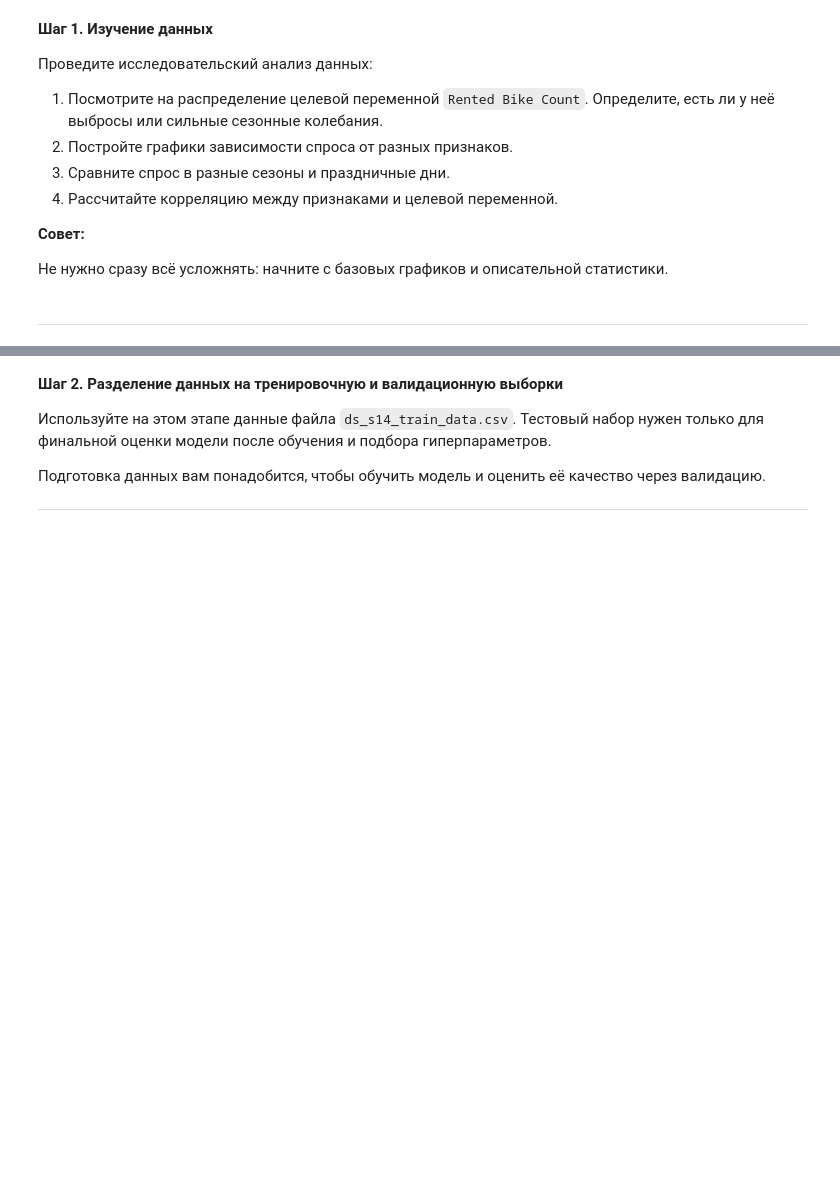
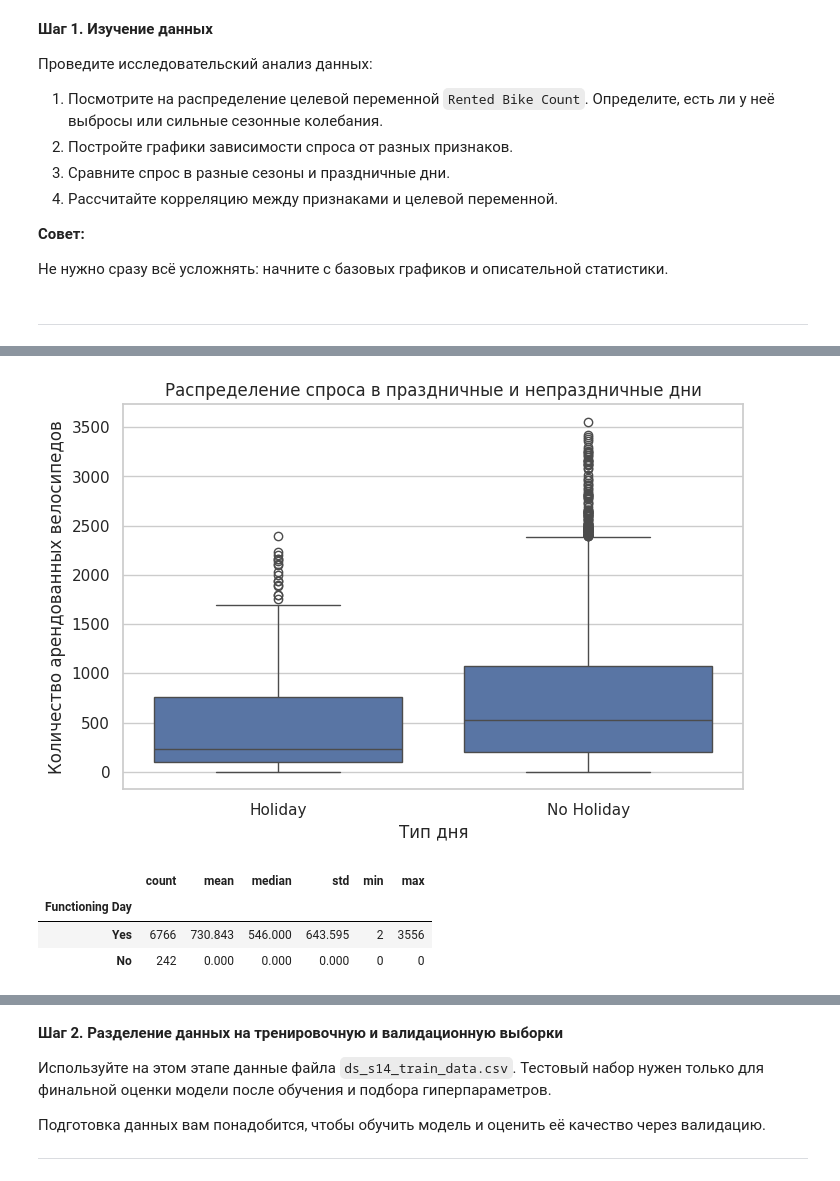
Before and after one commit to 2Myaka2/DataScience_projects, a Jupyter notebook: Project_KNN_TREE.ipynb, the cells around one changed output, grey strips where cells are left out. Saved outputs shown, nothing was run; the diff lists cells and outputs as text; code cells hidden in the pictures; blank space fills up the shorter version.

```diff
--- a/Project_KNN_TREE.ipynb
+++ b/Project_KNN_TREE.ipynb
@@ -537,0 +653,25 @@ Baseline-модель на основе линейной регрессии бы
+# %%
+plt.figure(figsize=(8, 5))
+sns.boxplot(data=eda_df, x="Holiday", y=TARGET)
+plt.title("Распределение спроса в праздничные и непраздничные дни")
+plt.xlabel("Тип дня")
+plt.ylabel("Количество арендованных велосипедов")
+plt.show()
+# %% [output]
+[figure, added]
+# %%
+# Проверим связь Functioning Day с целевой переменной
+
+functioning_day_stats = (
+    eda_df
+    .groupby("Functioning Day")[TARGET]
+    .agg(["count", "mean", "median", "std", "min", "max"])
+    .sort_values("mean", ascending=False)
+)
+
+functioning_day_stats
+# %% [output]
+|  | count | mean | median | std | min | max |
+| Functioning Day |  |  |  |  |  |  |
+| Yes | 6766 | 730.843 | 546.000 | 643.595 | 2 | 3556 |
+| No | 242 | 0.000 | 0.000 | 0.000 | 0 | 0 |
```
Also changed, not shown: parts of 15 cells of this notebook.
